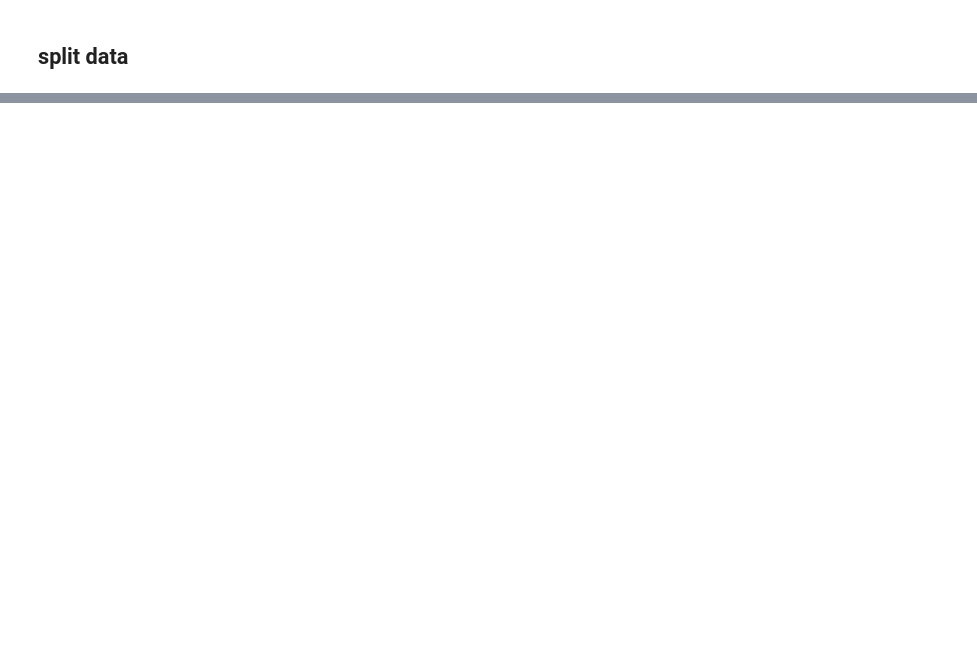
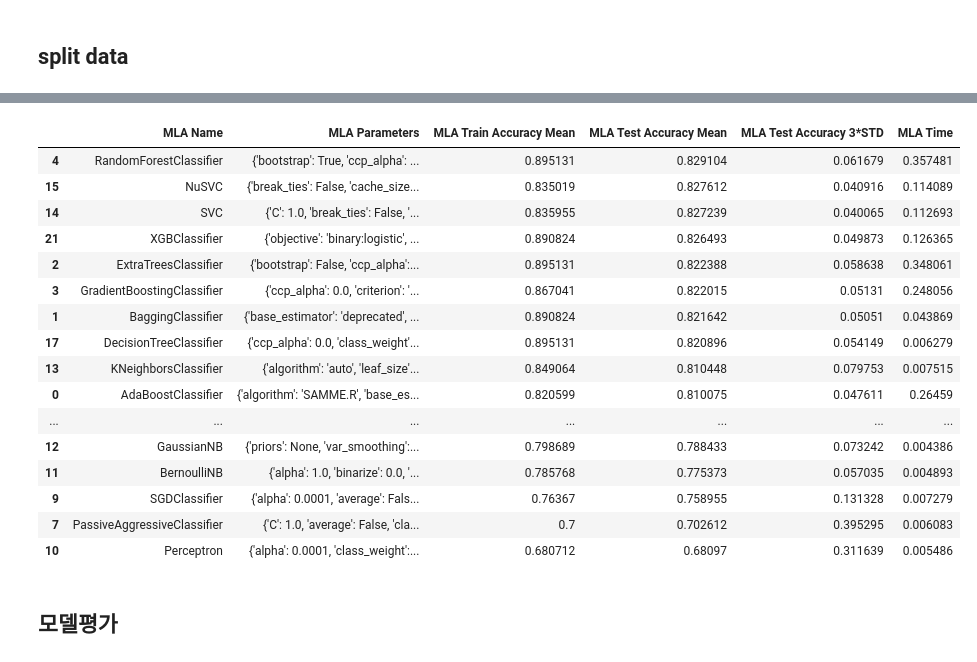
Before and after one commit to bloblog/TIL, a Jupyter notebook: MLDL_Transcription.ipynb, the cells around one changed output, grey strips where cells are left out. Cells and saved outputs as stored; diff of their text form; code cells hidden in the pictures; blank space fills up the shorter version.

```diff
--- a/MLDL_Transcription.ipynb
+++ b/MLDL_Transcription.ipynb
@@ -459,0 +583,66 @@ None
+# %%
+cv_split = model_selection.ShuffleSplit(\
+    n_splits = 10, test_size = .3, train_size = .6, random_state = 0 )
+# %%
+#create table to compare MLA metrics
+MLA_columns = ['MLA Name', 'MLA Parameters','MLA Train Accuracy Mean', 'MLA Test Accuracy Mean', 'MLA Test Accuracy 3*STD' ,'MLA Time']
+MLA_compare = pd.DataFrame(columns = MLA_columns)
+# %%
+#create table to compare MLA predictions
+MLA_predict = data1[Target]
+# %%
+row_index = 0
+for alg in MLA:
+
+    #set name and parameters
+    MLA_name = alg.__class__.__name__
+    MLA_compare.loc[row_index, 'MLA Name'] = MLA_name
+    MLA_compare.loc[row_index, 'MLA Parameters'] = \
+        str(alg.get_params())
+
+
+    cv_results = model_selection.cross_validate(\
+        alg, data1[data1_x_bin], data1[Target], cv  = cv_split,\
+            return_train_score = True)
+
+    MLA_compare.loc[row_index, 'MLA Time'] = cv_results['fit_time'].mean()
+    MLA_compare.loc[row_index, 'MLA Train Accuracy Mean'] \
+        = cv_results['train_score'].mean()
+    MLA_compare.loc[row_index, 'MLA Test Accuracy Mean'] \
+        = cv_results['test_score'].mean()
+    MLA_compare.loc[row_index, 'MLA Test Accuracy 3*STD'] \
+        = cv_results['test_score'].std()*3
+
+
+    #save MLA predictions - see section 6 for usage
+    alg.fit(data1[data1_x_bin], data1[Target])
+    MLA_predict[MLA_name] = alg.predict(data1[data1_x_bin])
+
+    row_index += 1
+
+
+
+MLA_compare.sort_values(by = ['MLA Test Accuracy Mean'], \
+    ascending = False, inplace = True)
+MLA_compare
+# 결과가 왜 다르게 나오지??
+# %% [output]
+|  | MLA Name | MLA Parameters | MLA Train Accuracy Mean | MLA Test Accuracy Mean | MLA Test Accuracy 3*STD | MLA Time |
+| 4 | RandomForestClassifier | {'bootstrap': True, 'ccp_alpha': ... | 0.895131 | 0.829104 | 0.061679 | 0.357481 |
+| 15 | NuSVC | {'break_ties': False, 'cache_size... | 0.835019 | 0.827612 | 0.040916 | 0.114089 |
+| 14 | SVC | {'C': 1.0, 'break_ties': False, '... | 0.835955 | 0.827239 | 0.040065 | 0.112693 |
+| 21 | XGBClassifier | {'objective': 'binary:logistic', ... | 0.890824 | 0.826493 | 0.049873 | 0.126365 |
+| 2 | ExtraTreesClassifier | {'bootstrap': False, 'ccp_alpha':... | 0.895131 | 0.822388 | 0.058638 | 0.348061 |
+| 3 | GradientBoostingClassifier | {'ccp_alpha': 0.0, 'criterion': '... | 0.867041 | 0.822015 | 0.05131 | 0.248056 |
+| 1 | BaggingClassifier | {'base_estimator': 'deprecated', ... | 0.890824 | 0.821642 | 0.05051 | 0.043869 |
+| 17 | DecisionTreeClassifier | {'ccp_alpha': 0.0, 'class_weight'... | 0.895131 | 0.820896 | 0.054149 | 0.006279 |
+| 13 | KNeighborsClassifier | {'algorithm': 'auto', 'leaf_size'... | 0.849064 | 0.810448 | 0.079753 | 0.007515 |
+| 0 | AdaBoostClassifier | {'algorithm': 'SAMME.R', 'base_es... | 0.820599 | 0.810075 | 0.047611 | 0.26459 |
+| ... | ... | ... | ... | ... | ... | ... |
+| 12 | GaussianNB | {'priors': None, 'var_smoothing':... | 0.798689 | 0.788433 | 0.073242 | 0.004386 |
+| 11 | BernoulliNB | {'alpha': 1.0, 'binarize': 0.0, '... | 0.785768 | 0.775373 | 0.057035 | 0.004893 |
+| 9 | SGDClassifier | {'alpha': 0.0001, 'average': Fals... | 0.76367 | 0.758955 | 0.131328 | 0.007279 |
+| 7 | PassiveAggressiveClassifier | {'C': 1.0, 'average': False, 'cla... | 0.7 | 0.702612 | 0.395295 | 0.006083 |
+| 10 | Perceptron | {'alpha': 0.0001, 'class_weight':... | 0.680712 | 0.68097 | 0.311639 | 0.005486 |
+# %% [markdown]
+## 모델평가
```
Also changed, not shown: parts of 11 cells of this notebook.
